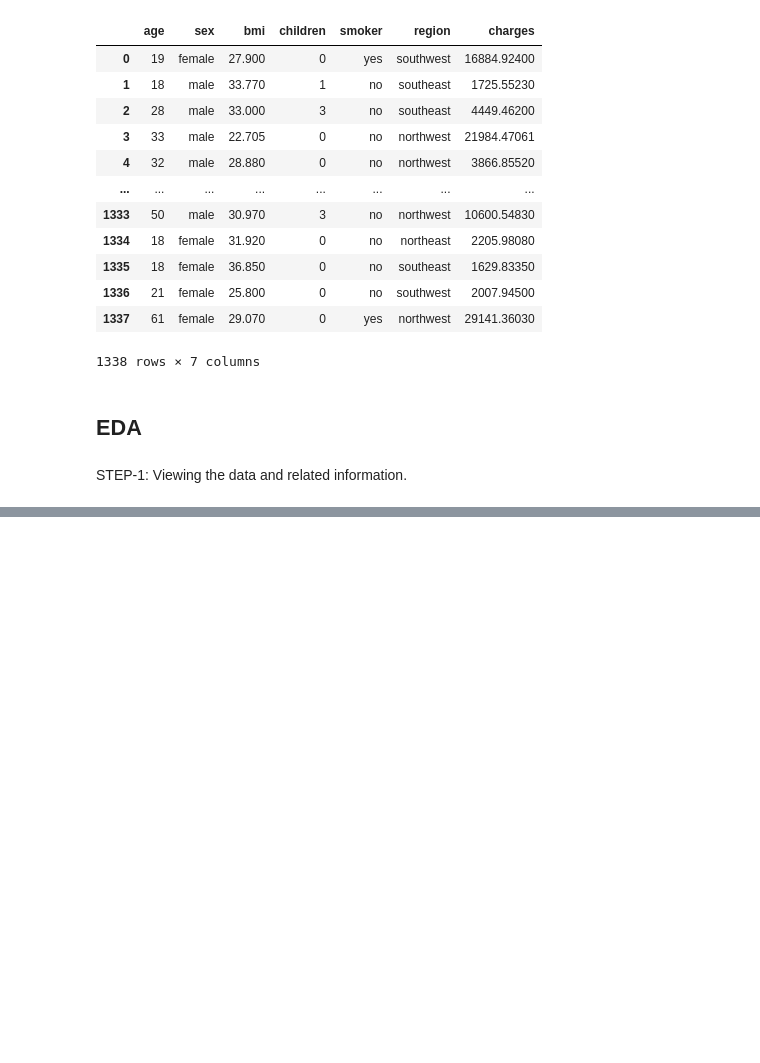
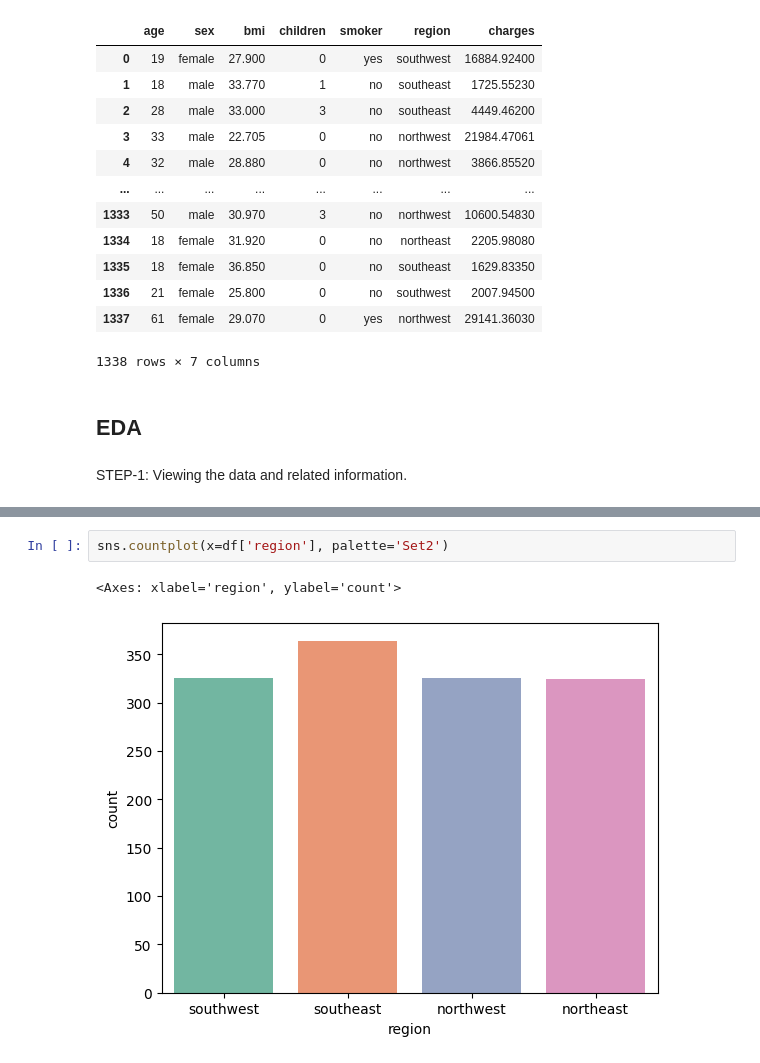
Before and after one commit to AyushamMishra/Project_1, a Jupyter notebook: insurance.ipynb, the cells around one changed output, grey strips where cells are left out. Drawn from its saved outputs; the diff is of its cells as text; blank space fills up the shorter version.

```diff
--- a/insurance.ipynb
+++ b/insurance.ipynb
@@ -73,0 +130,5 @@ max      64.000000    53.130000     5.000000  63770.428010
+# %%
+sns.countplot(x=df['region'], palette='Set2')
+# %% [output]
+<Axes: xlabel='region', ylabel='count'>
+[figure, added]
```
Also changed, not shown: parts of 28 cells of this notebook.
